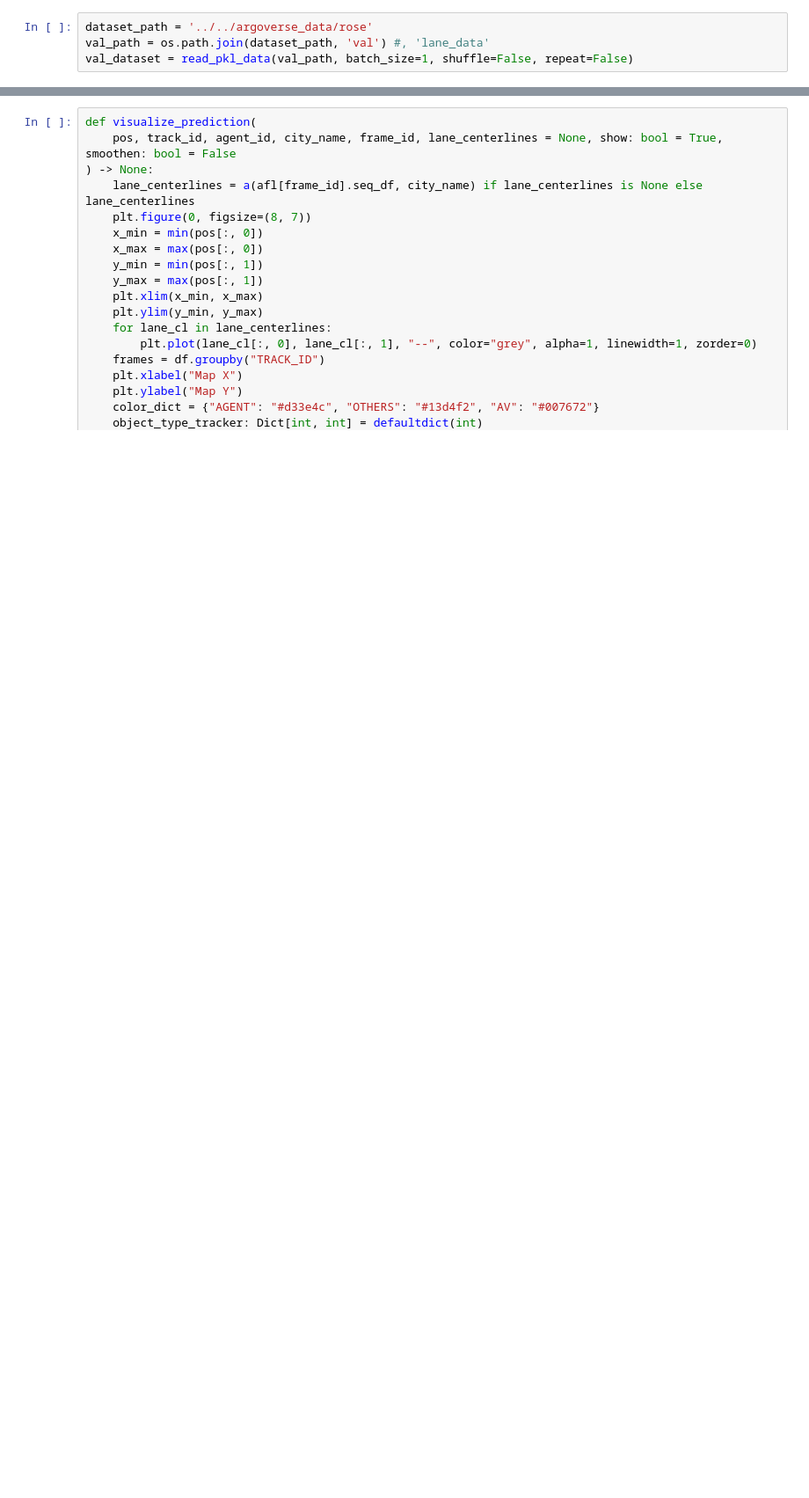
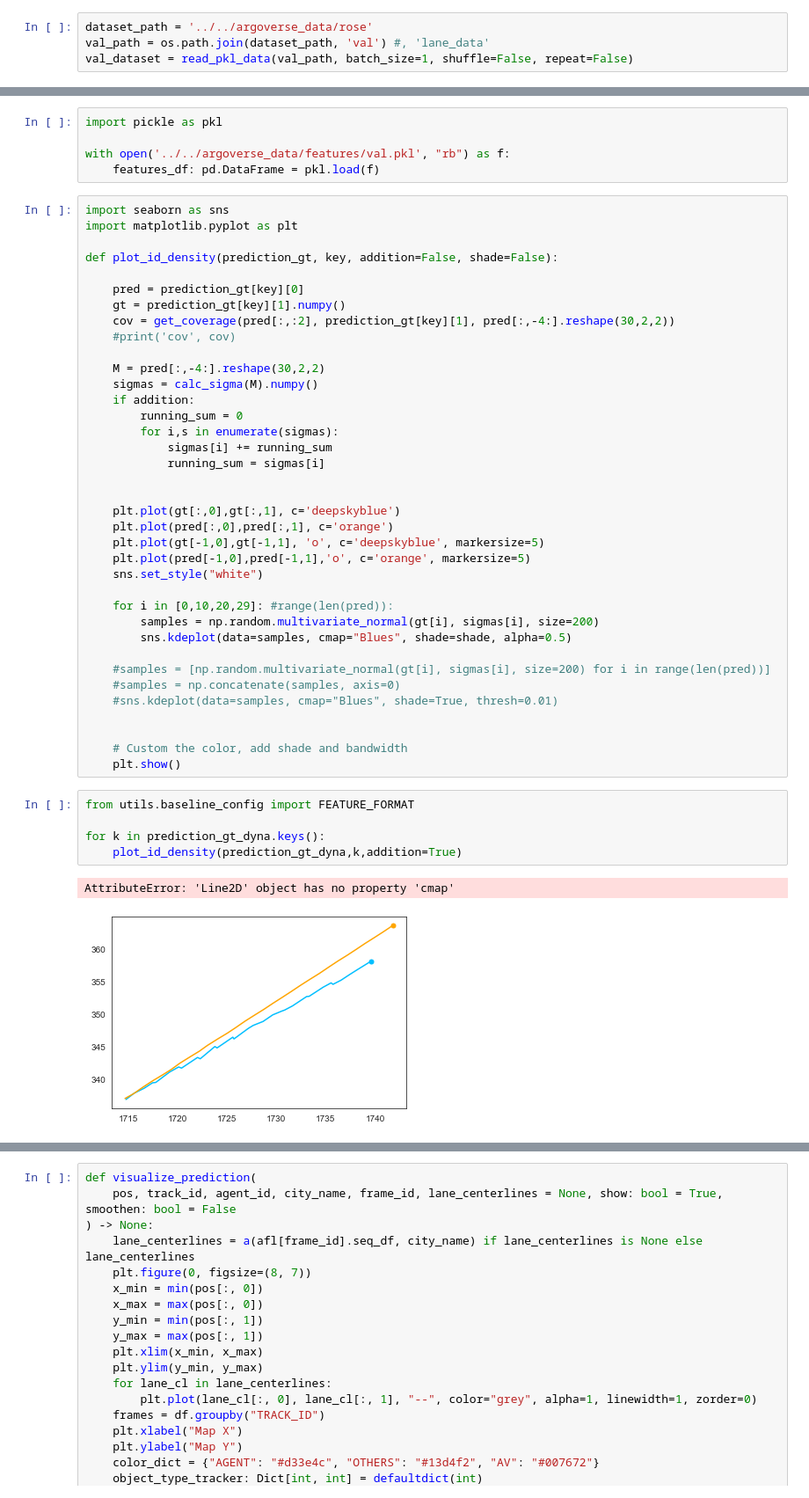
Before and after one commit to huiwenn/misc, a Jupyter notebook: scripts/vis.ipynb, the cells around one changed output, grey strips where cells are left out. Shown at 88% size. Saved outputs shown, nothing was run; the diff lists cells and outputs as text; blank space fills up the shorter version.

```diff
--- a/scripts/vis.ipynb
+++ b/scripts/vis.ipynb
@@ -85,0 +247,50 @@ def plot_id(key):
+# %%
+import pickle as pkl
+
+with open('../../argoverse_data/features/val.pkl', "rb") as f:
+    features_df: pd.DataFrame = pkl.load(f)
+# %%
+import seaborn as sns
+import matplotlib.pyplot as plt
+
+def plot_id_density(prediction_gt, key, addition=False, shade=False):
+
+    pred = prediction_gt[key][0]
+    gt = prediction_gt[key][1].numpy()
+    cov = get_coverage(pred[:,:2], prediction_gt[key][1], pred[:,-4:].reshape(30,2,2))
+    #print('cov', cov)
+
+    M = pred[:,-4:].reshape(30,2,2)
+    sigmas = calc_sigma(M).numpy()
+    if addition:
+        running_sum = 0
+        for i,s in enumerate(sigmas):
+            sigmas[i] += running_sum
+            running_sum = sigmas[i]
+
+
+    plt.plot(gt[:,0],gt[:,1], c='deepskyblue')
+    plt.plot(pred[:,0],pred[:,1], c='orange')
+    plt.plot(gt[-1,0],gt[-1,1], 'o', c='deepskyblue', markersize=5)
+    plt.plot(pred[-1,0],pred[-1,1],'o', c='orange', markersize=5)
+    sns.set_style("white")
+
+    for i in [0,10,20,29]: #range(len(pred)):
+        samples = np.random.multivariate_normal(gt[i], sigmas[i], size=200)
+        sns.kdeplot(data=samples, cmap="Blues", shade=shade, alpha=0.5)
+
+    #samples = [np.random.multivariate_normal(gt[i], sigmas[i], size=200) for i in range(len(pred))]
+    #samples = np.concatenate(samples, axis=0)
+    #sns.kdeplot(data=samples, cmap="Blues", shade=True, thresh=0.01)
+
+
+    # Custom the color, add shade and bandwidth
+    plt.show()
+# %%
+from utils.baseline_config import FEATURE_FORMAT
+
+for k in prediction_gt_dyna.keys():
+    plot_id_density(prediction_gt_dyna,k,addition=True)
+# %% [output]
+AttributeError: 'Line2D' object has no property 'cmap'
+[figure, added]
```
Also changed, not shown: parts of 78 cells of this notebook, 3 other files.
